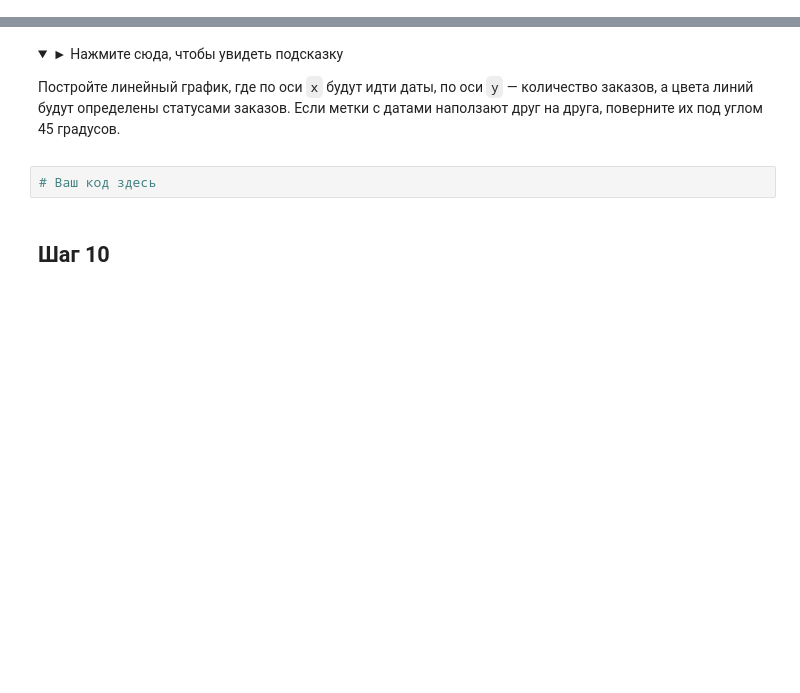
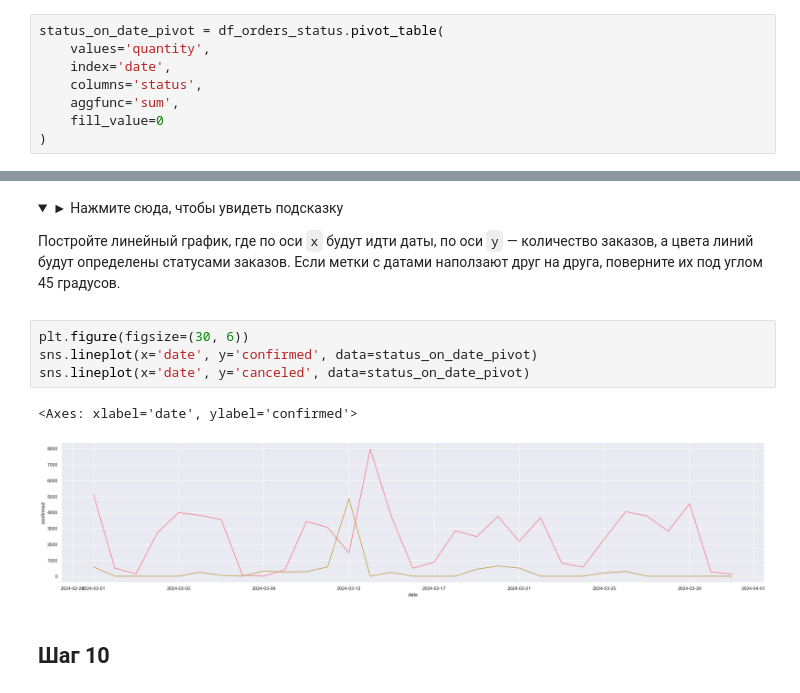
Before and after one commit to m-amirov/karpov.courses, a Jupyter notebook: notebooks/final_project_python.ipynb, the cells around one changed output, grey strips where cells are left out. Cells and saved outputs as stored; diff of their text form; folded sections open; blank space fills up the shorter version.

```diff
--- a/notebooks/final_project_python.ipynb
+++ b/notebooks/final_project_python.ipynb
@@ -310,3 +308,11 @@ np.float64(0.11)
+# %%
+status_on_date_pivot = df_orders_status.pivot_table(
+    values='quantity',
+    index='date',
+    columns='status',
+    aggfunc='sum',
+    fill_value=0
+)
 # %% [markdown]
 ## Шаг 9
 # %% [markdown]
@@ -327,8 +333,13 @@ np.float64(0.11)
 
 </p>
 </details>
-# %%
-# Ваш код здесь
+# %%
+plt.figure(figsize=(30, 6))
+sns.lineplot(x='date', y='confirmed', data=status_on_date_pivot)
+sns.lineplot(x='date', y='canceled', data=status_on_date_pivot)
+# %% [output]
+<Axes: xlabel='date', ylabel='confirmed'>
+[figure, added]
 # %% [markdown]
 ## Шаг 10
 # %% [markdown]
```
Also changed, not shown: parts of 7 cells of this notebook, 1 other file.
